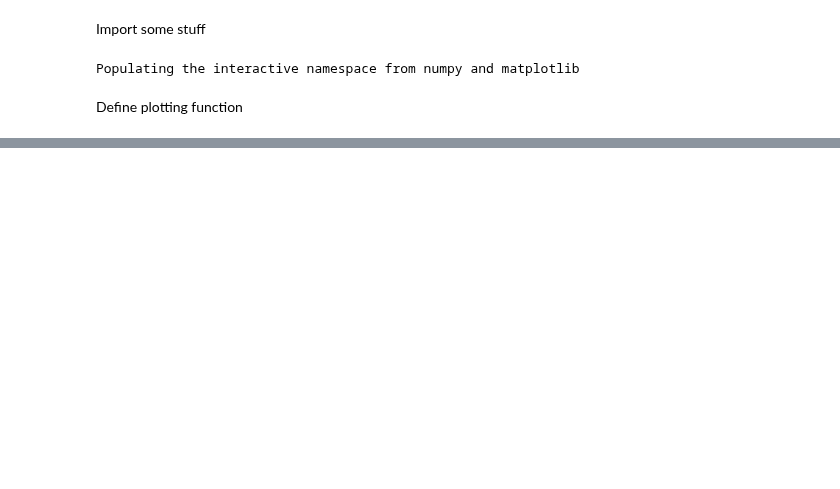
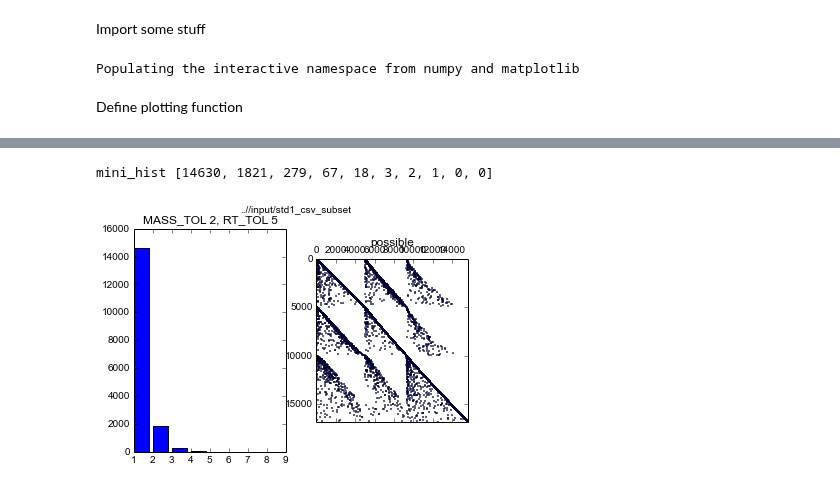
Before and after one commit to sdrogers/metabolomics_tools, a Jupyter notebook: discretisation/notebooks/test_discretisation_and_identification.ipynb, the cells around one changed output, grey strips where cells are left out. Saved outputs shown, nothing was run; the diff lists cells and outputs as text; code cells hidden in the pictures; blank space fills up the shorter version.

```diff
--- a/discretisation/notebooks/test_discretisation_and_identification.ipynb
+++ b/discretisation/notebooks/test_discretisation_and_identification.ipynb
@@ -75,0 +106,10 @@ It seems like they're more or less the same?
+# %%
+database = basedir + '/database/std1_mols.csv'
+transformation = basedir + '/mulsubs/mulsub.txt'
+input_file = basedir + '/input/std1_csv_subset'
+mass_tol = 2
+rt_tol = 5
+
+# load the 3 std files, database_file molecules and transformation_file
+loader = FileLoader()
+peak_data = loader.load_model_input(input_file, database, transformation, mass_tol, rt_tol)
@@ -75,0 +126,5 @@ It seems like they're more or less the same?
+# %%
+plot_hist(peak_data.possible, input_file, mass_tol, rt_tol)
+# %% [output]
+mini_hist [14630, 1821, 279, 67, 18, 3, 2, 1, 0, 0]
+[figure, added]
```
Also changed, not shown: parts of 20 cells of this notebook, 1 other file.
